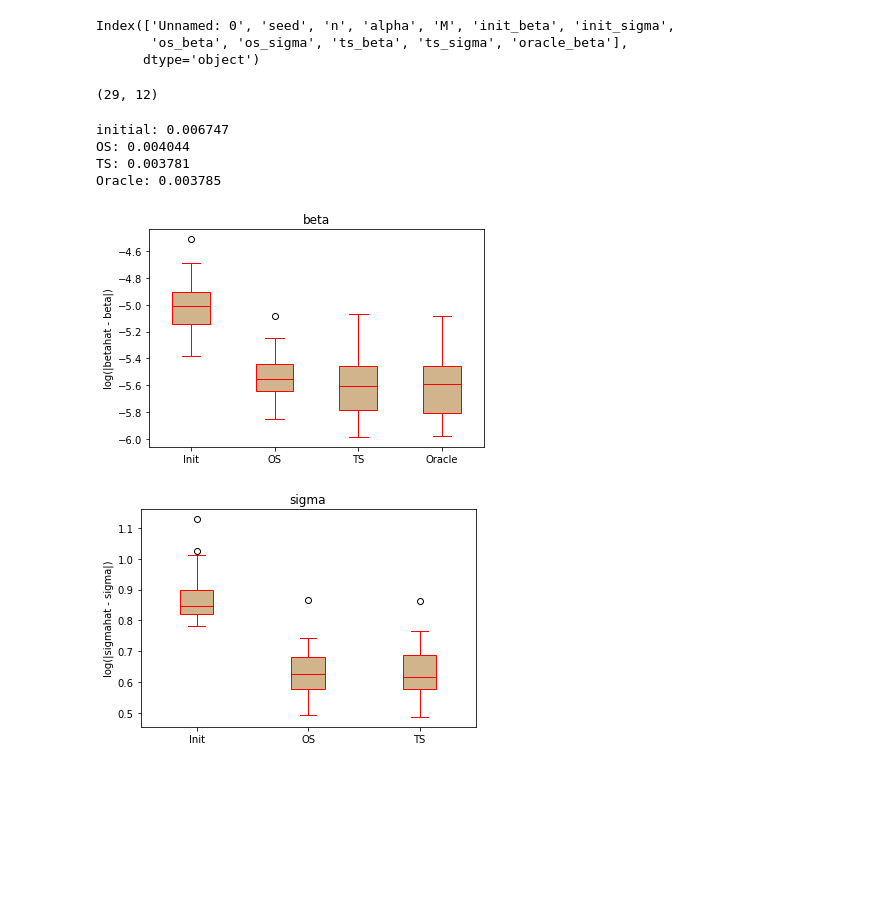
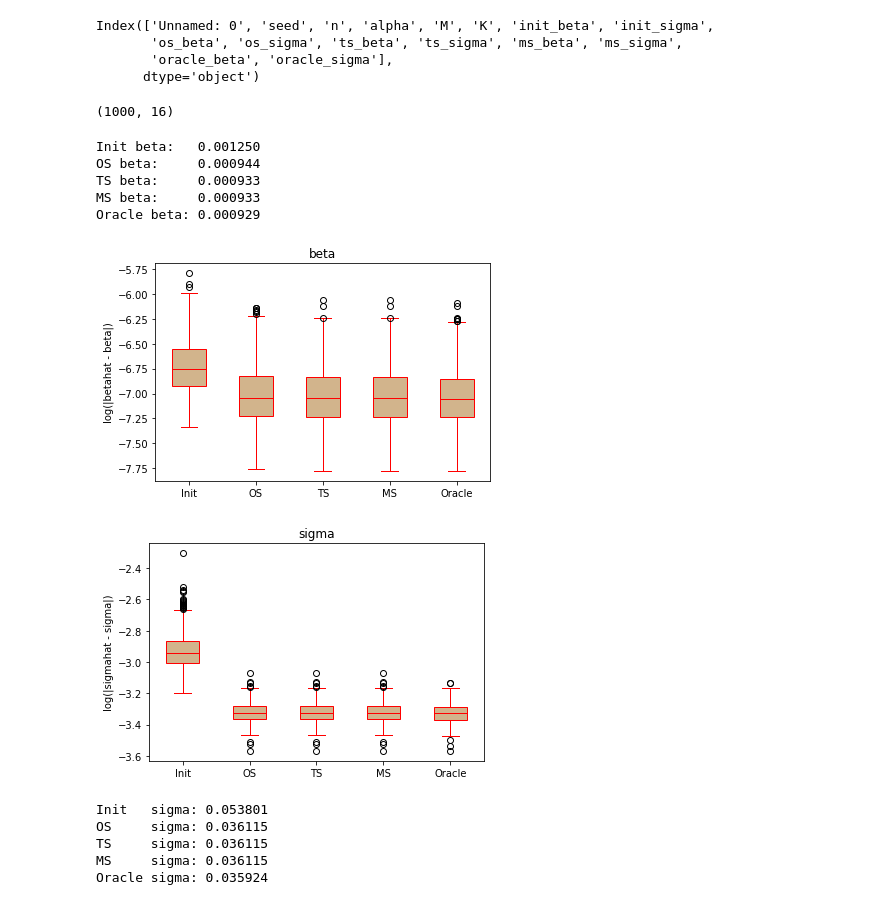
Before and after one commit to Helenology/Paper_Crowdsourcing, a Jupyter notebook: codes/plot_results.ipynb, the cells around one changed output. Drawn from its saved outputs; the diff is of its cells as text; code cells hidden in the pictures; blank space fills up the shorter version.

```diff
--- a/codes/plot_results.ipynb
+++ b/codes/plot_results.ipynb
@@ -5,7 +11,12 @@ import numpy as np
 # %%
-# M = 100
-M = 587
+data1 = pd.read_csv(f"./results/[K=2]rmse_data1.csv")
+data2 = pd.read_csv(f"./results/[K=2]rmse_data2.csv")
+data3 = pd.read_csv(f"./results/[K=2]rmse_data3.csv")
+data4 = pd.read_csv(f"./results/[K=2]rmse_data4.csv")
+data5 = pd.read_csv(f"./results/[K=2]rmse_data5.csv")
+data6 = pd.read_csv(f"./results/[K=2]rmse_data6.csv")
 
-a = pd.read_csv(f"/Users/helenology/Desktop/[M={M}]rmse_data.csv")
-a.head()
+data = pd.concat([data1, data2, data3, data4, data5, data6], axis=0) # 纵向
+print(data.shape)
+data.head()
 # %% [output]
@@ -17,0 +30,3 @@ a.head()
+# %%
+data = data.sort_values(by=['seed', 'n', 'alpha'])
+data.shape
@@ -17,0 +35,3 @@ a.head()
+# %%
+data = data.iloc[:, 1:]
+data.head()
@@ -18,13 +66,16 @@ a.head()
+# %%
+a = data.loc[(data['K'] == 2) & (data['n'] == 5000) & (data['alpha'] == 1.0)]
 # %%
 a.columns
 # %% [output]
-Index(['Unnamed: 0', 'seed', 'n', 'alpha', 'M', 'init_beta', 'init_sigma',
-       'os_beta', 'os_sigma', 'ts_beta', 'ts_sigma', 'oracle_beta'],
+Index(['Unnamed: 0', 'seed', 'n', 'alpha', 'M', 'K', 'init_beta', 'init_sigma',
+       'os_beta', 'os_sigma', 'ts_beta', 'ts_sigma', 'ms_beta', 'ms_sigma',
+       'oracle_beta', 'oracle_sigma'],
       dtype='object')
 # %%
 print(a.shape)
 # %% [output]
-(29, 12)
+(1000, 16)
 # %%
 def box_plot(data, edge_color, fill_color):
     bp = ax.boxplot(data, patch_artist=True)
@@ -37,32 +88,35 @@ def box_plot(data, edge_color, fill_color):
 
     return bp
 # %%
-print(f"initial: {np.mean(a.init_beta):6f}")
-print(f"OS: {np.mean(a.os_beta):6f}")
-print(f"TS: {np.mean(a.ts_beta):6f}")
-print(f"Oracle: {np.mean(a.oracle_beta):6f}")
+print(f"Init beta:   {np.mean(a.init_beta):6f}")
+print(f"OS beta:     {np.mean(a.os_beta):6f}")
+print(f"TS beta:     {np.mean(a.ts_beta):6f}")
+print(f"MS beta:     {np.mean(a.ms_beta):6f}")
+print(f"Oracle beta: {np.mean(a.oracle_beta):6f}")
 # %% [output]
-initial: 0.006747
-OS: 0.004044
-TS: 0.003781
-Oracle: 0.003785
+Init beta:   0.001250
+OS beta:     0.000944
+TS beta:     0.000933
+MS beta:     0.000933
+Oracle beta: 0.000929
 # %%
 data1 = np.log(np.array(a.init_beta))
 data2 = np.log(np.array(a.os_beta))
 data3 = np.log(np.array(a.ts_beta))
-data4 = np.log(np.array(a.oracle_beta))
-beta_data = [data1, data2, data3, data4]
+data4 = np.log(np.array(a.ms_beta))
+data5 = np.log(np.array(a.oracle_beta))
+beta_data = [data1, data2, data3, data4, data5]
 
 fig, ax = plt.subplots()
 bp1 = box_plot(beta_data, 'red', 'tan')
 # ax.legend([bp1["boxes"][0]], ['Raw'])
 # ax.set_ylim(0, 10)
 plt.ylabel("log(|betahat - beta|)")
 plt.title("beta")
-plt.xticks(range(1, len(example_data1)+1), labels=["Init", "OS", "TS", "Oracle"], rotation=0)
+plt.xticks(range(1, len(beta_data)+1), labels=["Init", "OS", "TS", "MS", "Oracle"], rotation=0)
 plt.show()
 # %% [output]
-[figure, old version]
+[figure, new version]
 # %%
 data1 = np.log(np.array(a.init_sigma))
 data2 = np.log(np.array(a.os_sigma))
@@ -70,5 +126,5 @@ data3 = np.log(np.array(a.ts_sigma))
 # %%
-sigma_data = [data1, data2, data3]
+sigma_data = [data1, data2, data3, data4, data5]
 
 fig, ax = plt.subplots()
 bp1 = box_plot(sigma_data, 'red', 'tan')
@@ -76,7 +132,19 @@ bp1 = box_plot(sigma_data, 'red', 'tan')
 # ax.set_ylim(0, 10)
 plt.ylabel("log(|sigmahat - sigma|)")
 plt.title("sigma")
-plt.xticks(range(1, len(sigma_data)+1), labels=["Init", "OS", "TS"], rotation=0)
+plt.xticks(range(1, len(sigma_data)+1), labels=["Init", "OS", "TS", "MS", "Oracle"], rotation=0)
 plt.show()
 # %% [output]
-[figure, old version]
+[figure, new version]
+# %%
+print(f"Init   sigma: {np.mean(a.init_sigma):6f}")
+print(f"OS     sigma: {np.mean(a.os_sigma):6f}")
+print(f"TS     sigma: {np.mean(a.ts_sigma):6f}")
+print(f"MS     sigma: {np.mean(a.ms_sigma):6f}")
+print(f"Oracle sigma: {np.mean(a.oracle_sigma):6f}")
+# %% [output]
+Init   sigma: 0.053801
+OS     sigma: 0.036115
+TS     sigma: 0.036115
+MS     sigma: 0.036115
+Oracle sigma: 0.035924
```
Also changed, not shown: parts of 7 cells of this notebook, 11 other files.
